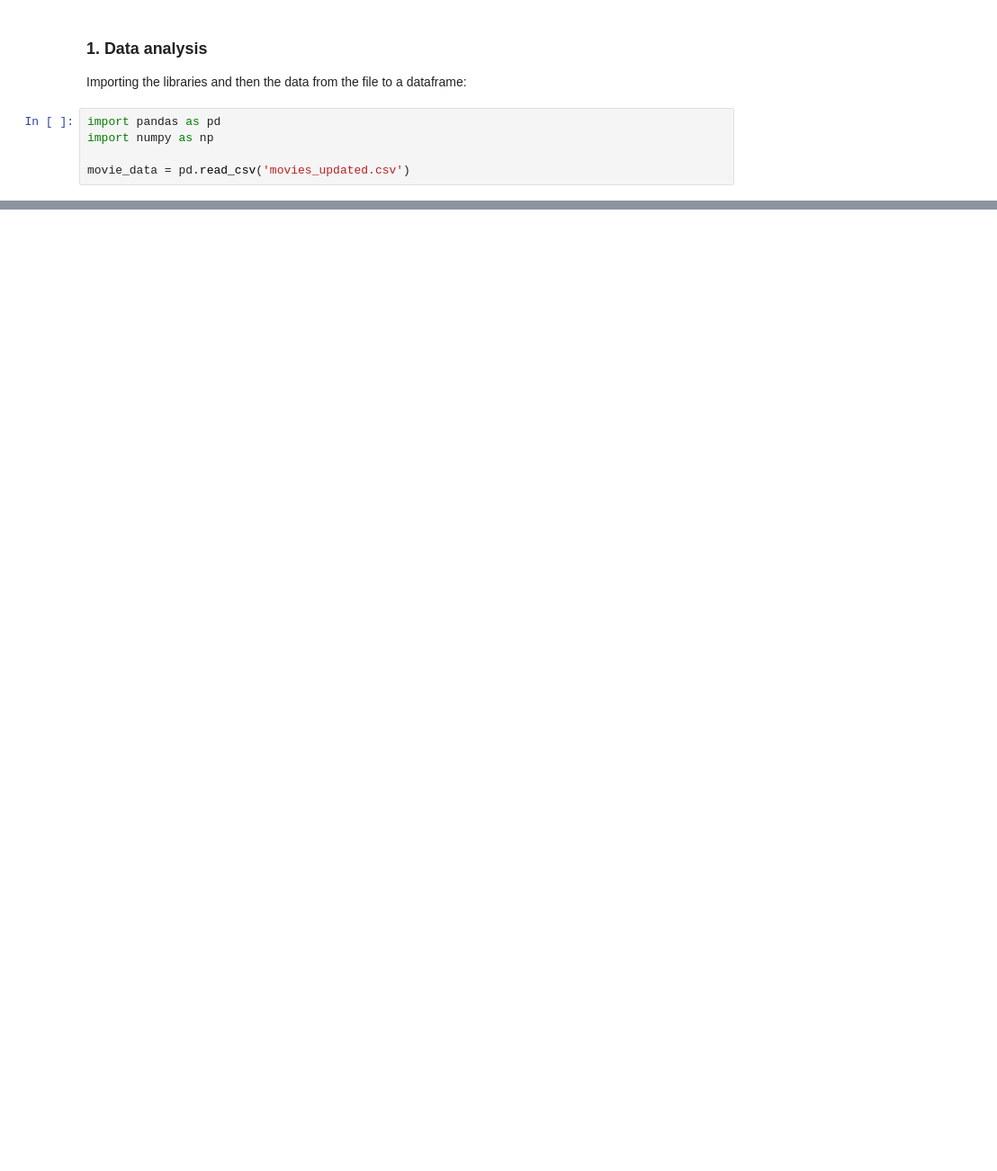
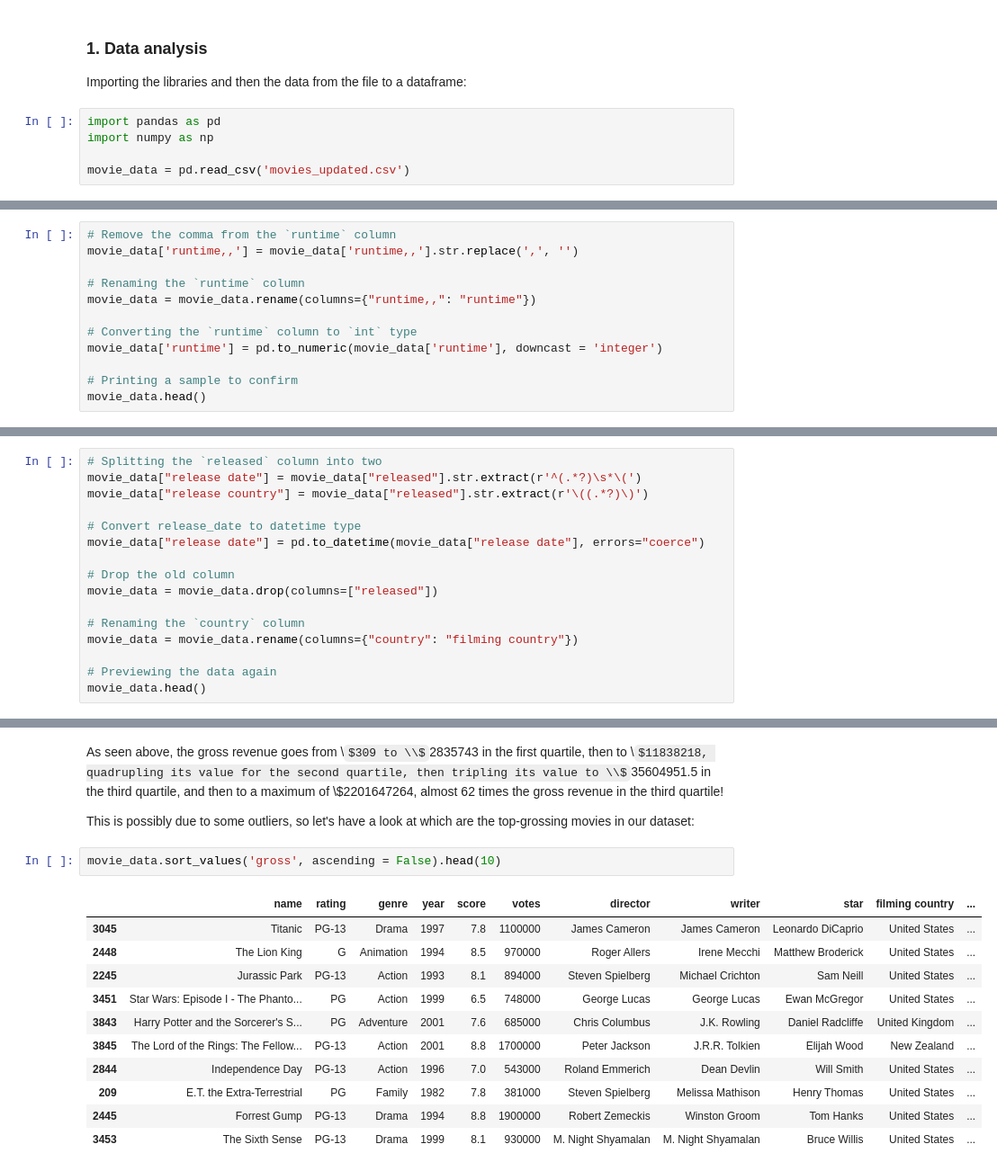
Before and after one commit to wilson-inacio/Movie-Visualizations, a Jupyter notebook: Movie-Data.ipynb, the cells around one changed output, grey strips where cells are left out. Shown: that part at 90% size. Saved outputs shown, nothing was run; the diff lists cells and outputs as text; some formulas as TeX source; blank space fills up the shorter version.

```diff
--- a/Movie-Data.ipynb
+++ b/Movie-Data.ipynb
@@ -59,0 +65,12 @@ dtype: int64
+# %%
+# Remove the comma from the `runtime` column
+movie_data['runtime,,'] = movie_data['runtime,,'].str.replace(',', '')
+
+# Renaming the `runtime` column
+movie_data = movie_data.rename(columns={"runtime,,": "runtime"})
+
+# Converting the `runtime` column to `int` type
+movie_data['runtime'] = pd.to_numeric(movie_data['runtime'], downcast = 'integer')
+
+# Printing a sample to confirm
+movie_data.head()
@@ -59,0 +86,16 @@ dtype: int64
+# %%
+# Splitting the `released` column into two
+movie_data["release date"] = movie_data["released"].str.extract(r'^(.*?)\s*\(')
+movie_data["release country"] = movie_data["released"].str.extract(r'\((.*?)\)')
+
+# Convert release_date to datetime type
+movie_data["release date"] = pd.to_datetime(movie_data["release date"], errors="coerce")
+
+# Drop the old column
+movie_data = movie_data.drop(columns=["released"])
+
+# Renaming the `country` column
+movie_data = movie_data.rename(columns={"country": "filming country"})
+
+# Previewing the data again
+movie_data.head()
@@ -59,0 +185,18 @@ dtype: int64
+# %% [markdown]
+As seen above, the gross revenue goes from \\$309 to \\$2835743 in the first quartile, then to \\$11838218, quadrupling its value for the second quartile, then tripling its value to \\$35604951.5 in the third quartile, and then to a maximum of \\$2201647264, almost 62 times the gross revenue in the third quartile!
+
+This is possibly due to some outliers, so let's have a look at which are the top-grossing movies in our dataset:
+# %%
+movie_data.sort_values('gross', ascending = False).head(10)
+# %% [output]
+|  | name | rating | genre | year | score | votes | director | writer | star | filming country | ... |
+| 3045 | Titanic | PG-13 | Drama | 1997 | 7.8 | 1100000 | James Cameron | James Cameron | Leonardo DiCaprio | United States | ... |
+| 2448 | The Lion King | G | Animation | 1994 | 8.5 | 970000 | Roger Allers | Irene Mecchi | Matthew Broderick | United States | ... |
+| 2245 | Jurassic Park | PG-13 | Action | 1993 | 8.1 | 894000 | Steven Spielberg | Michael Crichton | Sam Neill | United States | ... |
+| 3451 | Star Wars: Episode I - The Phanto... | PG | Action | 1999 | 6.5 | 748000 | George Lucas | George Lucas | Ewan McGregor | United States | ... |
+| 3843 | Harry Potter and the Sorcerer's S... | PG | Adventure | 2001 | 7.6 | 685000 | Chris Columbus | J.K. Rowling | Daniel Radcliffe | United Kingdom | ... |
+| 3845 | The Lord of the Rings: The Fellow... | PG-13 | Action | 2001 | 8.8 | 1700000 | Peter Jackson | J.R.R. Tolkien | Elijah Wood | New Zealand | ... |
+| 2844 | Independence Day | PG-13 | Action | 1996 | 7.0 | 543000 | Roland Emmerich | Dean Devlin | Will Smith | United States | ... |
+| 209 | E.T. the Extra-Terrestrial | PG | Family | 1982 | 7.8 | 381000 | Steven Spielberg | Melissa Mathison | Henry Thomas | United States | ... |
+| 2445 | Forrest Gump | PG-13 | Drama | 1994 | 8.8 | 1900000 | Robert Zemeckis | Winston Groom | Tom Hanks | United States | ... |
+| 3453 | The Sixth Sense | PG-13 | Drama | 1999 | 8.1 | 930000 | M. Night Shyamalan | M. Night Shyamalan | Bruce Willis | United States | ... |
```
Also changed, not shown: parts of 56 cells of this notebook, 1 other file.
